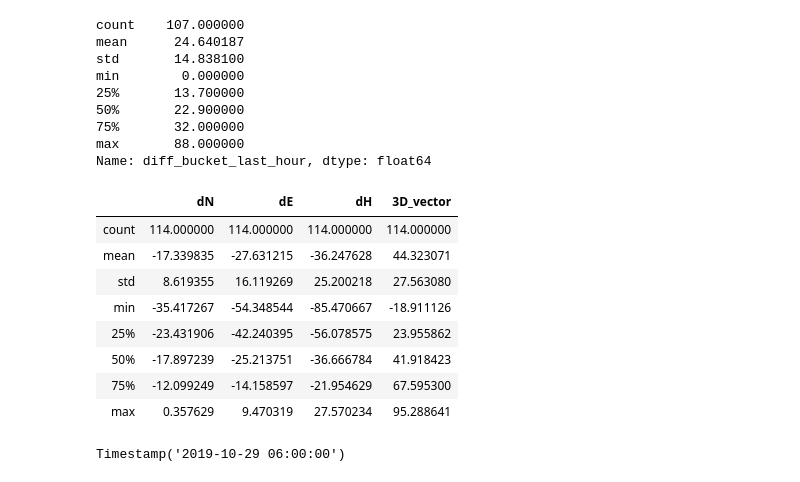
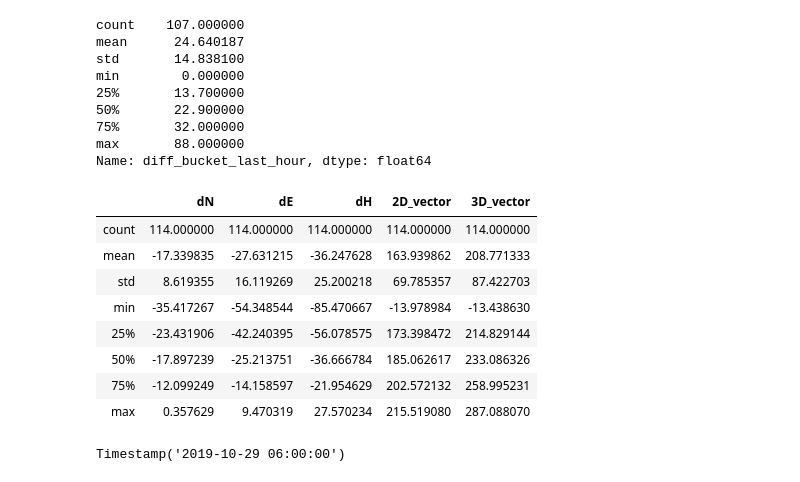
Before and after one commit to agaspaas/cryofig, a Jupyter notebook: Analysis.ipynb, the cells around one changed output. Drawn from its saved outputs; the diff is of its cells as text; code cells hidden in the pictures.

```diff
--- a/Analysis.ipynb
+++ b/Analysis.ipynb
@@ -75,37 +75,36 @@ Name: diff_bucket_last_hour, dtype: float64
 # %%
 Gamanjunni_GPS3 = pd.read_csv("Gamanjunni_GPS3.csv", sep=";", decimal = ".", parse_dates=['EventTime'], index_col="EventTime")
 # Gamanjunni_GPS3.sort_values(by=['EventTime'], inplace=True, ascending=True)
 Gamanjunni_GPS3_w = Gamanjunni_GPS3.resample("W").mean().dropna() # Resampled to weekly
 #Gamanjunni_GPS3_w['tot_vector'] = (Gamanjunni_GPS3_w['dN']**2 + Gamanjunni_GPS3_w['dE']**2 + Gamanjunni_GPS3_w['dH']**2)**(1/2) # Total vector
 
 # Gamanjunni_GPS3_w['dN'] = Gamanjunni_GPS3_w['dN'][]
 
-#Gamanjunni_GPS3_w['2D_vector'] = (Gamanjunni_GPS3_w['dN'].multiply(-1)*np.cos(np.arctan(Gamanjunni_GPS3_w['dE'].multiply(-1)/Gamanjunni_GPS3_w['dN'].multiply(-1)))
-#                              + Gamanjunni_GPS3_w['dE'].multiply(-1)*np.sin(np.arctan(Gamanjunni_GPS3_w['dE'].multiply(-1)/Gamanjunni_GPS3_w['dN'].multiply(-1)))) # 2D vector
+Gamanjunni_GPS3_w['2D_vector'] = (Gamanjunni_GPS3_w['dN'].multiply(-1)*np.cos(np.arctan(Gamanjunni_GPS3_w['dE'].multiply(-1)/Gamanjunni_GPS3_w['dN'].multiply(-1)))                               + Gamanjunni_GPS3_w['dE'].multiply(-1)*np.sin(np.arctan(Gamanjunni_GPS3_w['dE'].multiply(-1)/Gamanjunni_GPS3_w['dN'].multiply(-1)))) # 2D vector
 
-#Gamanjunni_GPS3_w['3D_vector'] = (Gamanjunni_GPS3_w['2D_vector']*np.cos(np.arctan(Gamanjunni_GPS3_w['dH']/Gamanjunni_GPS3_w['2D_vector']))
-#                              + Gamanjunni_GPS3_w['dH']*np.sin(np.arctan(Gamanjunni_GPS3_w['dH']/Gamanjunni_GPS3_w['2D_vector']))) # 3D vector
+Gamanjunni_GPS3_w['3D_vector'] = (Gamanjunni_GPS3_w['2D_vector']*np.cos(np.arctan(Gamanjunni_GPS3_w['dH']/Gamanjunni_GPS3_w['2D_vector']))
+                              + Gamanjunni_GPS3_w['dH']*np.sin(np.arctan(Gamanjunni_GPS3_w['dH']/Gamanjunni_GPS3_w['2D_vector']))) # 3D vector
 
 # Cheated to avoid oposing values
-Gamanjunni_GPS3_w['3D_vector'] = (Gamanjunni_GPS3_w['dE'].multiply(-1)*np.cos(np.arctan(Gamanjunni_GPS3_w['dH']/Gamanjunni_GPS3_w['dE']))
-                              + Gamanjunni_GPS3_w['dH']*np.sin(np.arctan(Gamanjunni_GPS3_w['dH']/Gamanjunni_GPS3_w['dE'].multiply(-1)))) # 3D vector
+#Gamanjunni_GPS3_w['3D_vector'] = (Gamanjunni_GPS3_w['dE'].multiply(-1)*np.cos(np.arctan(Gamanjunni_GPS3_w['dH']/Gamanjunni_GPS3_w['dE']))
+#                              + Gamanjunni_GPS3_w['dH']*np.sin(np.arctan(Gamanjunni_GPS3_w['dH']/Gamanjunni_GPS3_w['dE'].multiply(-1)))) # 3D vector
 
 
 Gamanjunni_GPS3_w = Gamanjunni_GPS3_w[114:] #Adjusting for starting time to okt 2017
 Gamanjunni_GPS3_w = Gamanjunni_GPS3_w - Gamanjunni_GPS3_w.iloc[0] # Starting at 0
 #Gamanjunni_GPS3_w['dE_positive'] = Gamanjunni_GPS3_w['dE'].multiply(-1)
 Gamanjunni_GPS3_w.head()
 Gamanjunni_GPS3_w.describe()
 # %% [output]
-|  | dN | dE | dH | 3D_vector |
-| count | 114.000000 | 114.000000 | 114.000000 | 114.000000 |
-| mean | -17.339835 | -27.631215 | -36.247628 | 44.323071 |
-| std | 8.619355 | 16.119269 | 25.200218 | 27.563080 |
-| min | -35.417267 | -54.348544 | -85.470667 | -18.911126 |
-| 25% | -23.431906 | -42.240395 | -56.078575 | 23.955862 |
-| 50% | -17.897239 | -25.213751 | -36.666784 | 41.918423 |
-| 75% | -12.099249 | -14.158597 | -21.954629 | 67.595300 |
-| max | 0.357629 | 9.470319 | 27.570234 | 95.288641 |
+|  | dN | dE | dH | 2D_vector | 3D_vector |
+| count | 114.000000 | 114.000000 | 114.000000 | 114.000000 | 114.000000 |
+| mean | -17.339835 | -27.631215 | -36.247628 | 163.939862 | 208.771333 |
+| std | 8.619355 | 16.119269 | 25.200218 | 69.785357 | 87.422703 |
+| min | -35.417267 | -54.348544 | -85.470667 | -13.978984 | -13.438630 |
+| 25% | -23.431906 | -42.240395 | -56.078575 | 173.398472 | 214.829144 |
+| 50% | -17.897239 | -25.213751 | -36.666784 | 185.062617 | 233.086326 |
+| 75% | -12.099249 | -14.158597 | -21.954629 | 202.572132 | 258.995231 |
+| max | 0.357629 | 9.470319 | 27.570234 | 215.519080 | 287.088070 |
 # %%
 Gamanjunni_GPS3.index[1]
 # %% [output]
```
Also changed, not shown: parts of 1 cell of this notebook.
